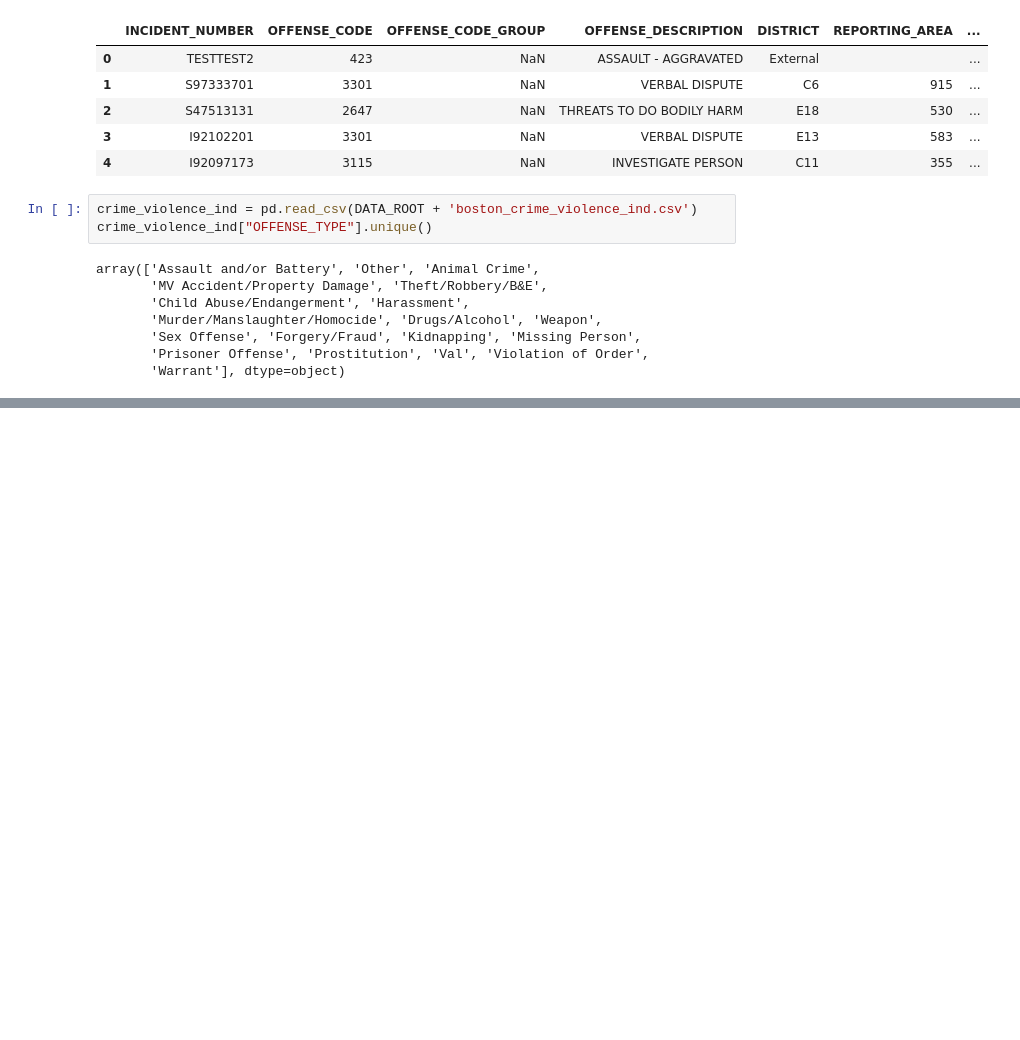
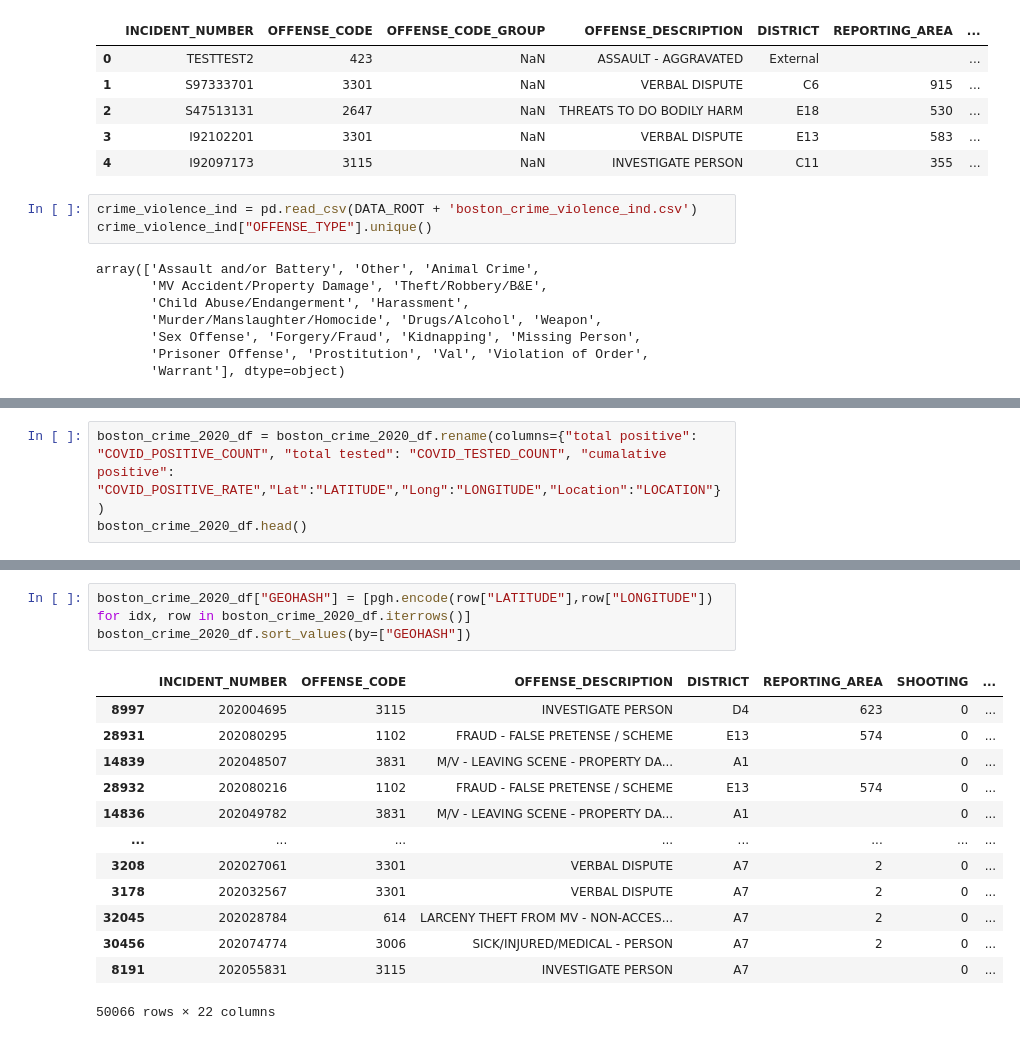
Before and after one commit to YolandaMDavis/cs109a-fall2020, a Jupyter notebook: Boston_Covid_Analysis.ipynb, the cells around one changed output, grey strips where cells are left out. Saved outputs shown, nothing was run; the diff lists cells and outputs as text; blank space fills up the shorter version.

Commit message:
added geohashes

```diff
--- a/Boston_Covid_Analysis.ipynb
+++ b/Boston_Covid_Analysis.ipynb
@@ -119,0 +113,3 @@ boston_crime_2020_df.loc[filter,"VIOLENT_CRIME"] = 1
+# %%
+boston_crime_2020_df = boston_crime_2020_df.rename(columns={"total positive": "COVID_POSITIVE_COUNT", "total tested": "COVID_TESTED_COUNT", "cumalative positive": "COVID_POSITIVE_RATE","Lat":"LATITUDE","Long":"LONGITUDE","Location":"LOCATION"})
+boston_crime_2020_df.head()
@@ -119,0 +123,17 @@ boston_crime_2020_df.loc[filter,"VIOLENT_CRIME"] = 1
+# %%
+boston_crime_2020_df["GEOHASH"] = [pgh.encode(row["LATITUDE"],row["LONGITUDE"]) for idx, row in boston_crime_2020_df.iterrows()]
+boston_crime_2020_df.sort_values(by=["GEOHASH"])
+# %% [output]
+|  | INCIDENT_NUMBER | OFFENSE_CODE | OFFENSE_DESCRIPTION | DISTRICT | REPORTING_AREA | SHOOTING | ... |
+| 8997 | 202004695 | 3115 | INVESTIGATE PERSON | D4 | 623 | 0 | ... |
+| 28931 | 202080295 | 1102 | FRAUD - FALSE PRETENSE / SCHEME | E13 | 574 | 0 | ... |
+| 14839 | 202048507 | 3831 | M/V - LEAVING SCENE - PROPERTY DA... | A1 |  | 0 | ... |
+| 28932 | 202080216 | 1102 | FRAUD - FALSE PRETENSE / SCHEME | E13 | 574 | 0 | ... |
+| 14836 | 202049782 | 3831 | M/V - LEAVING SCENE - PROPERTY DA... | A1 |  | 0 | ... |
+| ... | ... | ... | ... | ... | ... | ... | ... |
+| 3208 | 202027061 | 3301 | VERBAL DISPUTE | A7 | 2 | 0 | ... |
+| 3178 | 202032567 | 3301 | VERBAL DISPUTE | A7 | 2 | 0 | ... |
+| 32045 | 202028784 | 614 | LARCENY THEFT FROM MV - NON-ACCES... | A7 | 2 | 0 | ... |
+| 30456 | 202074774 | 3006 | SICK/INJURED/MEDICAL - PERSON | A7 | 2 | 0 | ... |
+| 8191 | 202055831 | 3115 | INVESTIGATE PERSON | A7 |  | 0 | ... |
+50066 rows × 22 columns
```
Also changed, not shown: parts of 4 cells of this notebook.
